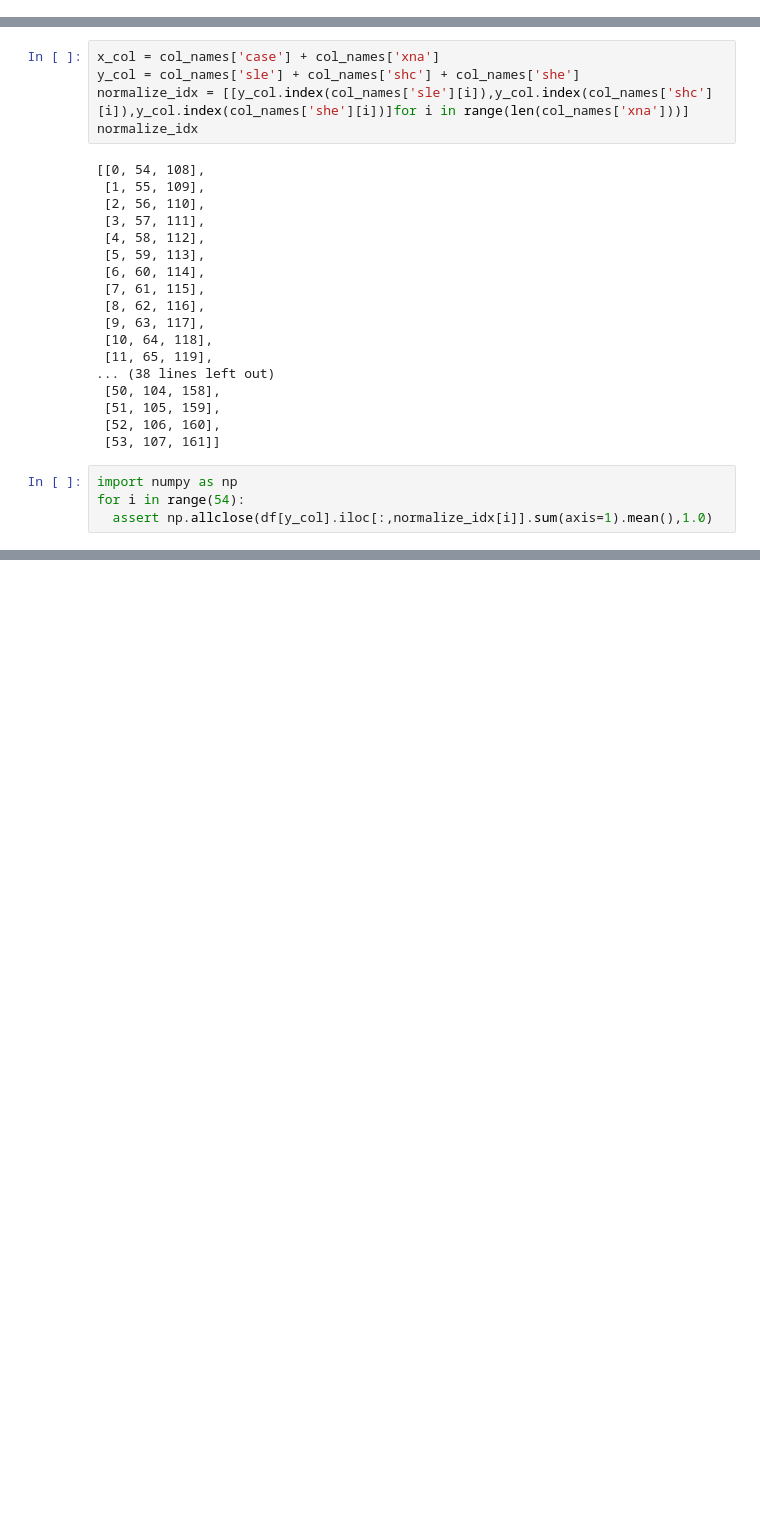
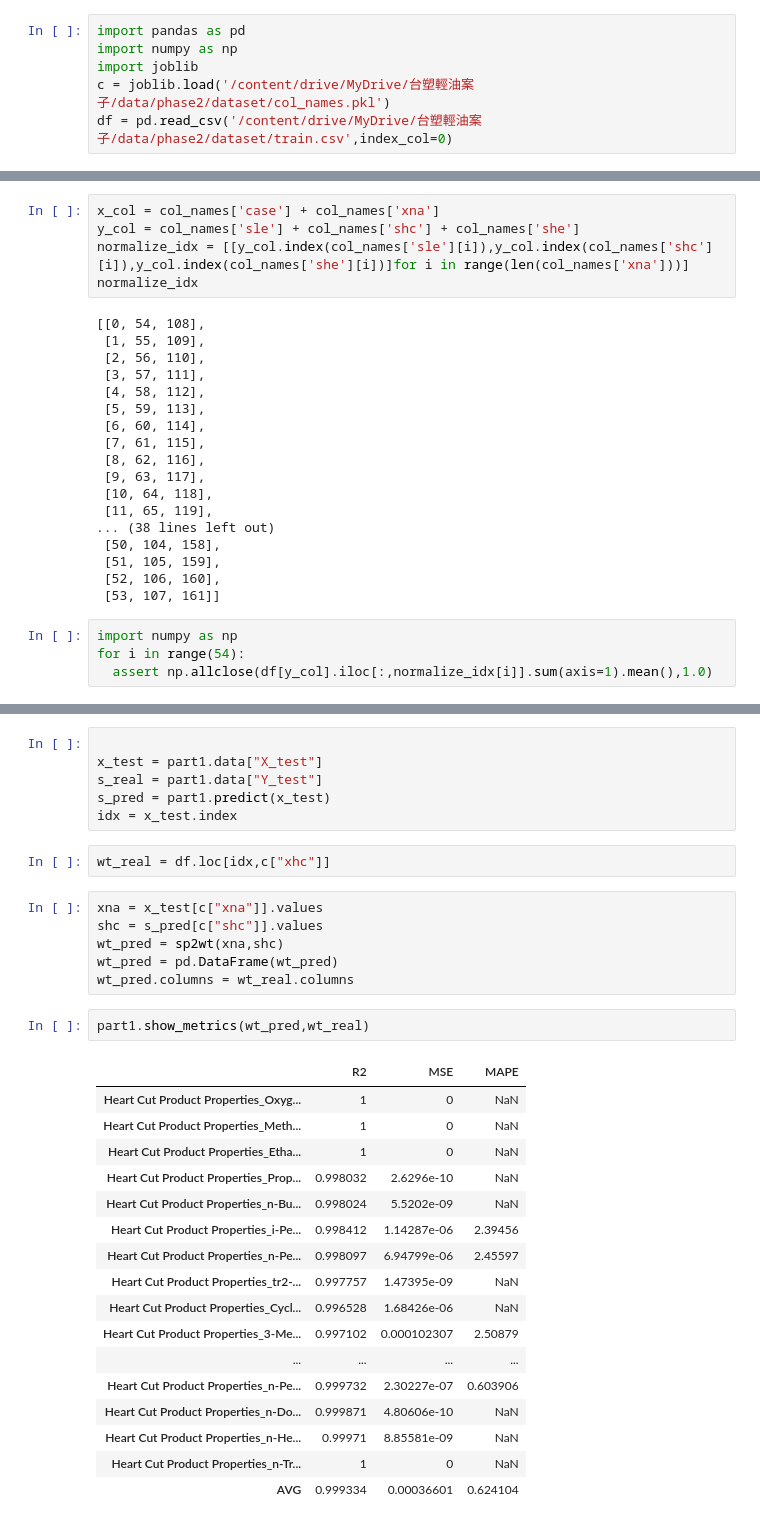
Before and after one commit to skywalker0803r/deep-learning-ian-goodfellow, a Jupyter notebook: autorch_example.ipynb, the cells around one changed output, grey strips where cells are left out. Saved outputs shown, nothing was run; the diff lists cells and outputs as text; blank space fills up the shorter version.

```diff
--- a/autorch_example.ipynb
+++ b/autorch_example.ipynb
@@ -18 +14,7 @@ Unpacking objects: 100% (45/45), done.
 from autorch.utils import part
+# %%
+import pandas as pd
+import numpy as np
+import joblib
+c = joblib.load('/content/drive/MyDrive/台塑輕油案子/data/phase2/dataset/col_names.pkl')
+df = pd.read_csv('/content/drive/MyDrive/台塑輕油案子/data/phase2/dataset/train.csv',index_col=0)
@@ -80 +90,35 @@ part1.test()
 163 rows × 3 columns
+# %%
+
+x_test = part1.data["X_test"]
+s_real = part1.data["Y_test"]
+s_pred = part1.predict(x_test)
+idx = x_test.index
+# %%
+wt_real = df.loc[idx,c["xhc"]]
+# %%
+xna = x_test[c["xna"]].values
+shc = s_pred[c["shc"]].values
+wt_pred = sp2wt(xna,shc)
+wt_pred = pd.DataFrame(wt_pred)
+wt_pred.columns = wt_real.columns
+# %%
+part1.show_metrics(wt_pred,wt_real)
+# %% [output]
+|  | R2 | MSE | MAPE |
+| Heart Cut Product Properties_Oxyg... | 1 | 0 | NaN |
+| Heart Cut Product Properties_Meth... | 1 | 0 | NaN |
+| Heart Cut Product Properties_Etha... | 1 | 0 | NaN |
+| Heart Cut Product Properties_Prop... | 0.998032 | 2.6296e-10 | NaN |
+| Heart Cut Product Properties_n-Bu... | 0.998024 | 5.5202e-09 | NaN |
+| Heart Cut Product Properties_i-Pe... | 0.998412 | 1.14287e-06 | 2.39456 |
+| Heart Cut Product Properties_n-Pe... | 0.998097 | 6.94799e-06 | 2.45597 |
+| Heart Cut Product Properties_tr2-... | 0.997757 | 1.47395e-09 | NaN |
+| Heart Cut Product Properties_Cycl... | 0.996528 | 1.68426e-06 | NaN |
+| Heart Cut Product Properties_3-Me... | 0.997102 | 0.000102307 | 2.50879 |
+| ... | ... | ... | ... |
+| Heart Cut Product Properties_n-Pe... | 0.999732 | 2.30227e-07 | 0.603906 |
+| Heart Cut Product Properties_n-Do... | 0.999871 | 4.80606e-10 | NaN |
+| Heart Cut Product Properties_n-He... | 0.99971 | 8.85581e-09 | NaN |
+| Heart Cut Product Properties_n-Tr... | 1 | 0 | NaN |
+| AVG | 0.999334 | 0.00036601 | 0.624104 |
```
Also changed, not shown: parts of 6 cells of this notebook.
